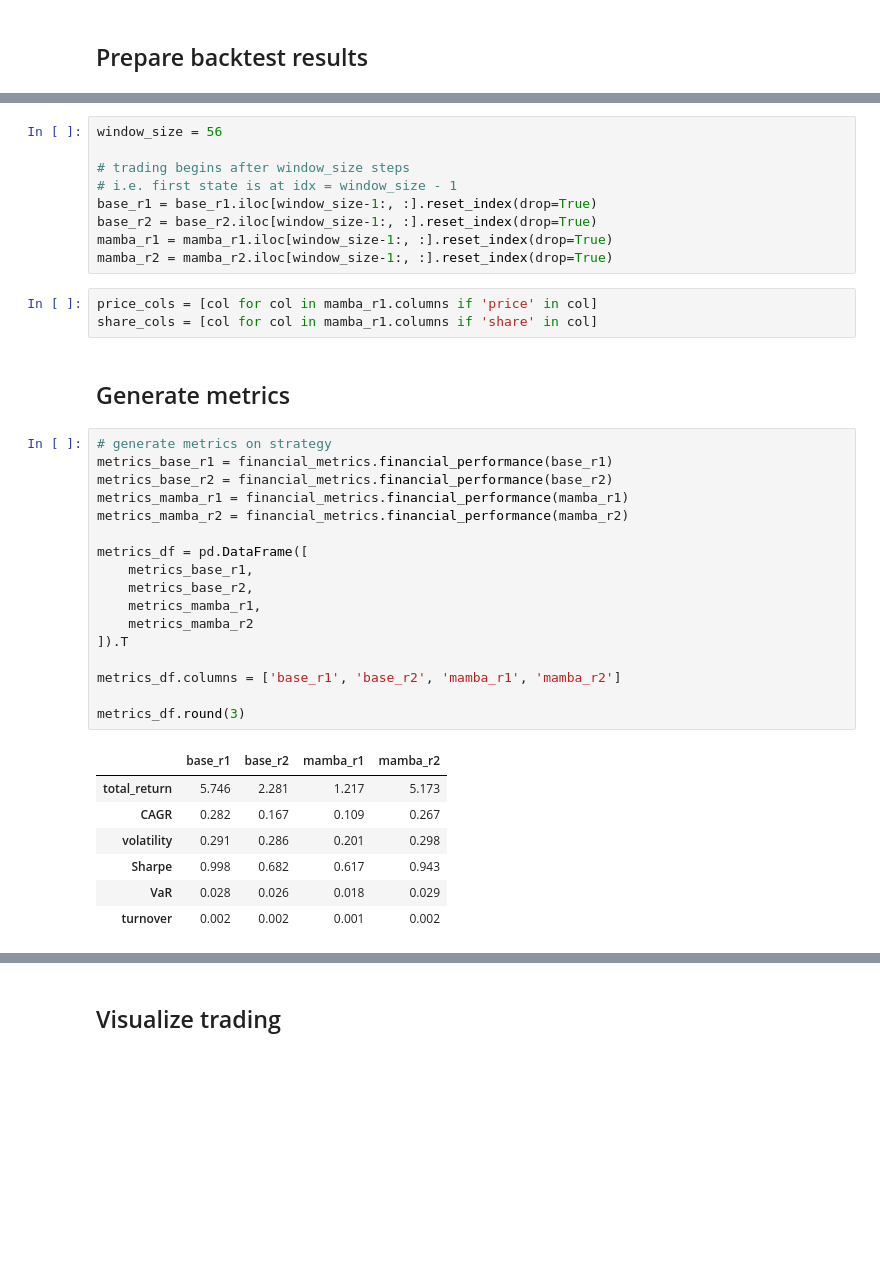
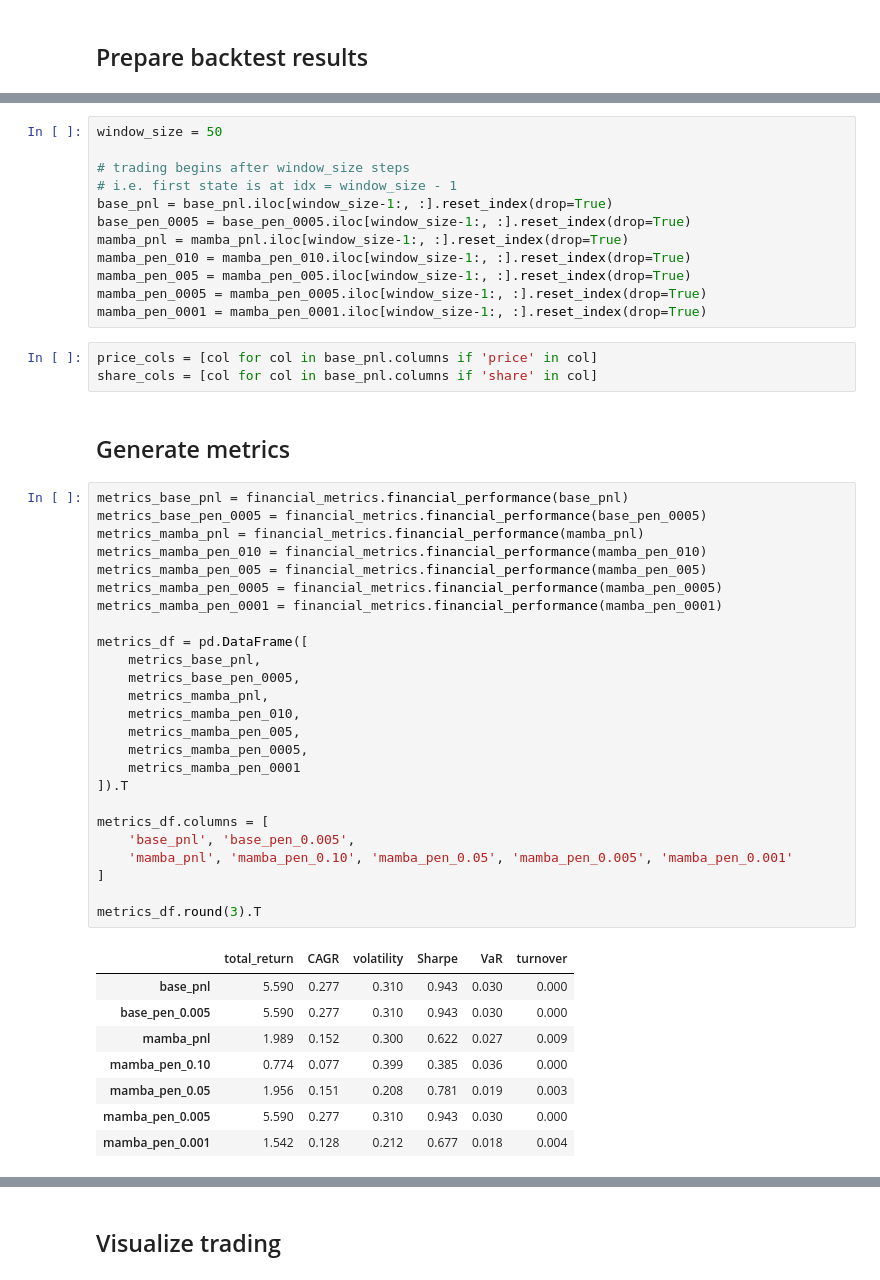
Before and after one commit to veeannzhang/reinforcement-learning-stock-trading-agent, a Jupyter notebook: notebooks/pipeline_08_evaluate_trading_agents.ipynb, the cells around one changed output, grey strips where cells are left out. Cells and saved outputs as stored; diff of their text form; blank space fills up the shorter version.

```diff
--- a/notebooks/pipeline_08_evaluate_trading_agents.ipynb
+++ b/notebooks/pipeline_08_evaluate_trading_agents.ipynb
@@ -25,39 +35,51 @@ mamba_r2 = pd.read_csv(os.path.join(DATA_DIR, 'mamba_r2_20251213_0827.csv'))
 # %%
-window_size = 56
+window_size = 50
 
 # trading begins after window_size steps
 # i.e. first state is at idx = window_size - 1
-base_r1 = base_r1.iloc[window_size-1:, :].reset_index(drop=True)
-base_r2 = base_r2.iloc[window_size-1:, :].reset_index(drop=True)
-mamba_r1 = mamba_r1.iloc[window_size-1:, :].reset_index(drop=True)
-mamba_r2 = mamba_r2.iloc[window_size-1:, :].reset_index(drop=True)
+base_pnl = base_pnl.iloc[window_size-1:, :].reset_index(drop=True)
+base_pen_0005 = base_pen_0005.iloc[window_size-1:, :].reset_index(drop=True)
+mamba_pnl = mamba_pnl.iloc[window_size-1:, :].reset_index(drop=True)
+mamba_pen_010 = mamba_pen_010.iloc[window_size-1:, :].reset_index(drop=True)
+mamba_pen_005 = mamba_pen_005.iloc[window_size-1:, :].reset_index(drop=True)
+mamba_pen_0005 = mamba_pen_0005.iloc[window_size-1:, :].reset_index(drop=True)
+mamba_pen_0001 = mamba_pen_0001.iloc[window_size-1:, :].reset_index(drop=True)
 # %%
-price_cols = [col for col in mamba_r1.columns if 'price' in col]
-share_cols = [col for col in mamba_r1.columns if 'share' in col]
+price_cols = [col for col in base_pnl.columns if 'price' in col]
+share_cols = [col for col in base_pnl.columns if 'share' in col]
 # %% [markdown]
 ## Generate metrics
 # %%
-# generate metrics on strategy
-metrics_base_r1 = financial_metrics.financial_performance(base_r1)
-metrics_base_r2 = financial_metrics.financial_performance(base_r2)
-metrics_mamba_r1 = financial_metrics.financial_performance(mamba_r1)
-metrics_mamba_r2 = financial_metrics.financial_performance(mamba_r2)
+metrics_base_pnl = financial_metrics.financial_performance(base_pnl)
+metrics_base_pen_0005 = financial_metrics.financial_performance(base_pen_0005)
+metrics_mamba_pnl = financial_metrics.financial_performance(mamba_pnl)
+metrics_mamba_pen_010 = financial_metrics.financial_performance(mamba_pen_010)
+metrics_mamba_pen_005 = financial_metrics.financial_performance(mamba_pen_005)
+metrics_mamba_pen_0005 = financial_metrics.financial_performance(mamba_pen_0005)
+metrics_mamba_pen_0001 = financial_metrics.financial_performance(mamba_pen_0001)
 
 metrics_df = pd.DataFrame([
-    metrics_base_r1,
-    metrics_base_r2,
-    metrics_mamba_r1,
-    metrics_mamba_r2
+    metrics_base_pnl,
+    metrics_base_pen_0005,
+    metrics_mamba_pnl,
+    metrics_mamba_pen_010,
+    metrics_mamba_pen_005,
+    metrics_mamba_pen_0005,
+    metrics_mamba_pen_0001
 ]).T
 
-metrics_df.columns = ['base_r1', 'base_r2', 'mamba_r1', 'mamba_r2']
+metrics_df.columns = [
+    'base_pnl', 'base_pen_0.005',
+    'mamba_pnl', 'mamba_pen_0.10', 'mamba_pen_0.05', 'mamba_pen_0.005', 'mamba_pen_0.001'
+]
 
-metrics_df.round(3)
+metrics_df.round(3).T
 # %% [output]
-|  | base_r1 | base_r2 | mamba_r1 | mamba_r2 |
-| total_return | 5.746 | 2.281 | 1.217 | 5.173 |
-| CAGR | 0.282 | 0.167 | 0.109 | 0.267 |
-| volatility | 0.291 | 0.286 | 0.201 | 0.298 |
-| Sharpe | 0.998 | 0.682 | 0.617 | 0.943 |
-| VaR | 0.028 | 0.026 | 0.018 | 0.029 |
-| turnover | 0.002 | 0.002 | 0.001 | 0.002 |
+|  | total_return | CAGR | volatility | Sharpe | VaR | turnover |
+| base_pnl | 5.590 | 0.277 | 0.310 | 0.943 | 0.030 | 0.000 |
+| base_pen_0.005 | 5.590 | 0.277 | 0.310 | 0.943 | 0.030 | 0.000 |
+| mamba_pnl | 1.989 | 0.152 | 0.300 | 0.622 | 0.027 | 0.009 |
+| mamba_pen_0.10 | 0.774 | 0.077 | 0.399 | 0.385 | 0.036 | 0.000 |
+| mamba_pen_0.05 | 1.956 | 0.151 | 0.208 | 0.781 | 0.019 | 0.003 |
+| mamba_pen_0.005 | 5.590 | 0.277 | 0.310 | 0.943 | 0.030 | 0.000 |
+| mamba_pen_0.001 | 1.542 | 0.128 | 0.212 | 0.677 | 0.018 | 0.004 |
```
Also changed, not shown: parts of 12 cells of this notebook, 4 other files.
